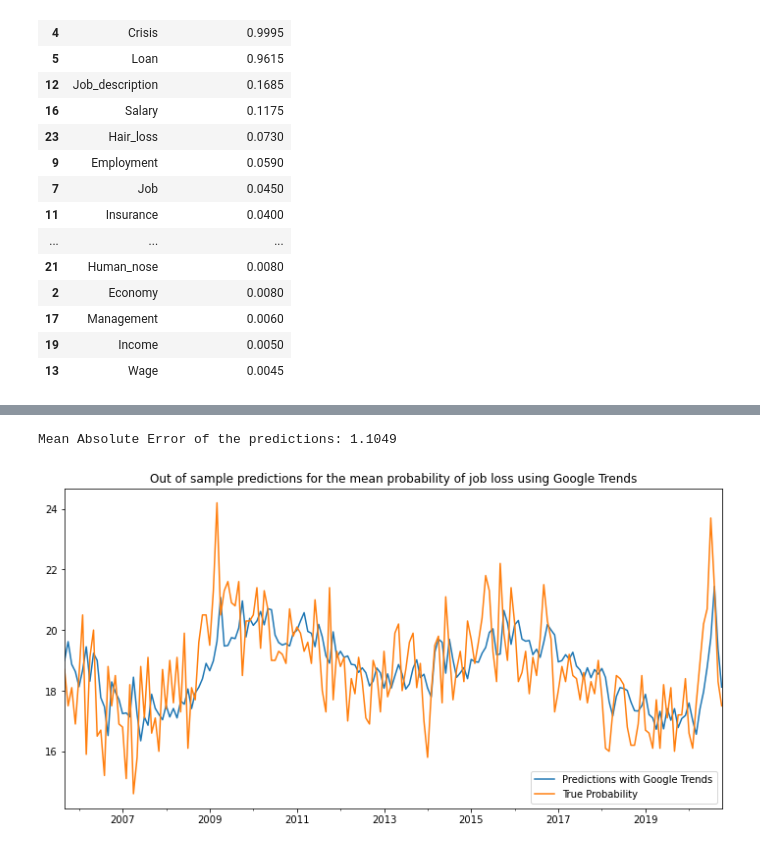
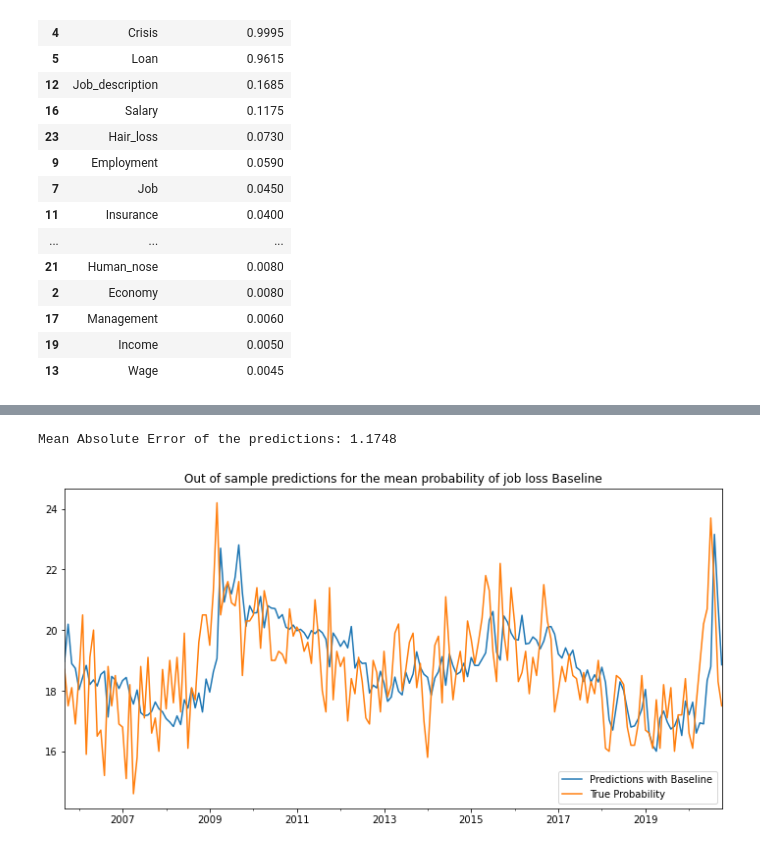
Before and after one commit to epfl-ada/ada-2020-project-milestone-p3-p3_datanalyzers, a Jupyter notebook: creative_extension.ipynb, the cells around one changed output, grey strips where cells are left out. Drawn from its saved outputs; the diff is of its cells as text; code cells hidden in the pictures.

```diff
--- a/creative_extension.ipynb
+++ b/creative_extension.ipynb
@@ -438,13 +462,17 @@ results.sort_values('inclusion_probability', ascending = False)
 # %%
-for i in range(k, len(df_full2)):
-    mod_base = smf.ols(formula='Mean ~ Mean_t_1 + Mean_t_6  + Loan', data=df_full2[i-k:i])
-    res_base = mod_base.fit()
-    df_full2.loc[df_full2.index[i], 'Trends'] = res_base.predict(df_full2.iloc[i])[0]
+def  out_of_sample_forecast(df,target_col,formula,regularization,k=20,nparameters=2):
 
-fig, ax = plt.subplots(1, 1, figsize = FIGSIZE)
-ax.set_title('Out of sample predictions for the mean probability of job loss using Google Trends')
-df_full2.Trends[forecast_start:].plot()
-df_full2.Mean[forecast_start:].plot()
-ax.legend(['Predictions with Google Trends', 'True Probability'])
-
-print('Mean Absolute Error of the predictions: {:.4f}'.format(helpers.mae(df_full2.Mean, df_full2.Trends, forecast_start)))
+    for i in range(k, len(df)):
+        mod_base = smf.ols(formula=formula, data=df[i-k:i])
+        if regularization == True:
+            alpha = 1.1 * np.sqrt(len(df)) * norm.ppf(1 - 0.05 / (2 * nparameters))/100
+            res_base = mod_base.fit_regularized(alpha=alpha, method = "sqrt_lasso")
+        else:
+            res_base = mod_base.fit()
+        df.loc[df.index[i], target_col] = res_base.predict(df.iloc[i])[0]
+    fig, ax = plt.subplots(1, 1, figsize = FIGSIZE)
+    ax.set_title('Out of sample predictions for the mean probability of job loss '+target_col)
+    df[target_col][forecast_start:].plot()
+    df.Mean[forecast_start:].plot()
+    ax.legend(['Predictions with '+target_col, 'True Probability'])
+    print('Mean Absolute Error of the predictions: {:.4f}'.format(helpers.mae(df.Mean, df[target_col], forecast_start)))
@@ -454,16 +479,5 @@ Mean Absolute Error of the predictions: 1.1704
-# %%
-for i in range(k, len(df_full2)):
-    mod_base = smf.ols(formula='Mean ~ Mean_t_1 + Mean_t_6 + Loan + Crisis  ', data=df_full2[i-k:i])
-    res_base = mod_base.fit_regularized(alpha=0.1)
-    df_full2.loc[df_full2.index[i], 'Trends'] = res_base.predict(df_full2.iloc[i])[0]
-
-fig, ax = plt.subplots(1, 1, figsize = FIGSIZE)
-ax.set_title('Out of sample predictions for the mean probability of job loss using Google Trends')
-df_full2.Trends[forecast_start:].plot()
-df_full2.Mean[forecast_start:].plot()
-ax.legend(['Predictions with Google Trends', 'True Probability'])
-
-print('Mean Absolute Error of the predictions: {:.4f}'.format(helpers.mae(df_full2.Mean, df_full2.Trends, forecast_start)))
-# %% [output]
-Mean Absolute Error of the predictions: 1.1049
-[figure, removed]
+# %%
+out_of_sample_forecast(df_full2,"Baseline","Mean ~ Mean_t_1 + Mean_t_6",regularization=False)
+# %% [output]
+Mean Absolute Error of the predictions: 1.1748
+[figure, added]
```
Also changed, not shown: parts of 39 cells of this notebook.
